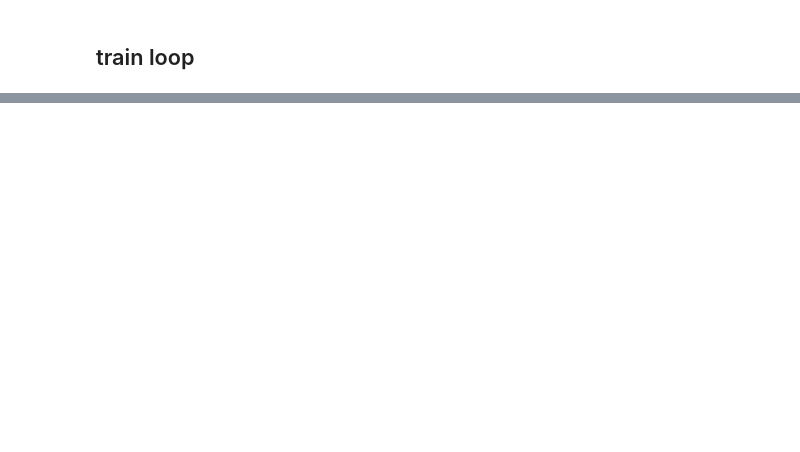
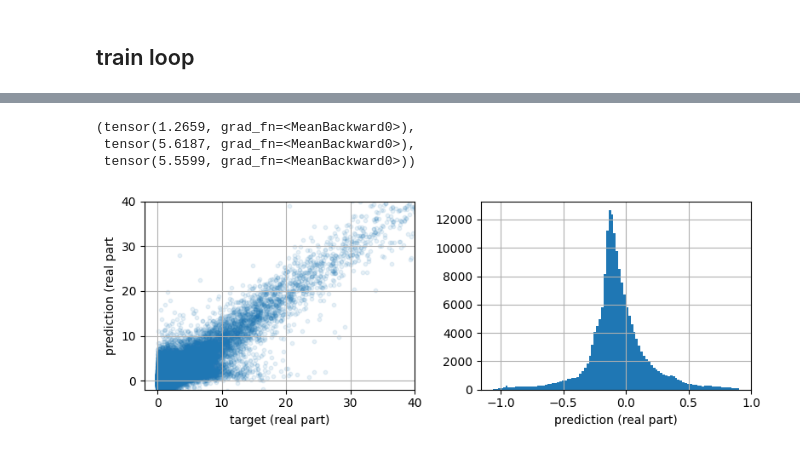
Before and after one commit to aalgo/sar-recovery, a Jupyter notebook: notebooks/12 - scatter to avg coherence.ipynb, the cells around one changed output, grey strips where cells are left out. Saved outputs shown, nothing was run; the diff lists cells and outputs as text; code cells hidden in the pictures; blank space fills up the shorter version.

```diff
--- a/notebooks/12 - scatter to avg coherence.ipynb
+++ b/notebooks/12 - scatter to avg coherence.ipynb
@@ -189,0 +201,18 @@ plt.hist(_o, bins=100);
+# %%
+def get_predictions(dataloader):
+    inputs, targets, predictions = [], [], []
+    losses = []
+    for batch in pbar(dataloader):
+            x = batch['scatter_patch']
+            t = batch['avg_coherence_patch'] / 20000
+            o = m(x)
+            losses.append(loss_fn(t,o))
+            for i in range(len(x)):
+                inputs.append(x[i])
+                targets.append(t[i])
+                predictions.append(o[i])
+    return torch.stack(inputs), torch.stack(targets), torch.stack(predictions), torch.stack(losses)
+# %%
+tr_inputs, tr_targets, tr_predictions, tr_losses = get_predictions(dl.train_dataloader())
+ts_inputs, ts_targets, ts_predictions, ts_losses = get_predictions(dl.test_dataloader())
+val_inputs, val_targets, val_predictions, val_losses = get_predictions(dl.val_dataloader())
@@ -189,0 +223,29 @@ plt.hist(_o, bins=100);
+# %%
+tr_losses.mean(), ts_losses.mean(), val_losses.mean()
+# %% [output]
+(tensor(1.2659, grad_fn=<MeanBackward0>),
+ tensor(5.6187, grad_fn=<MeanBackward0>),
+ tensor(5.5599, grad_fn=<MeanBackward0>))
+# %%
+targets, predictions = tr_targets, tr_predictions
+for ax,i in subplots(2, usizex=4):
+    if i==0:
+        _t = targets.detach().numpy().real.flatten()
+        _o = predictions.detach().numpy().real.flatten()
+        ta,tb = np.percentile(_t, [0,95])
+        oa,ob = np.percentile(_o, [1,95])
+        plt.scatter(_t, _o, s=10, alpha=.1);
+        plt.xlim(-2,40)
+        plt.ylim(-2,40)
+        plt.grid();
+        plt.xlabel("target (real part)")
+        plt.ylabel("prediction (real part")
+    if i==1:
+        _o = predictions.detach().numpy().imag.flatten()
+        a,b = np.percentile(_o, [1,99])
+        _o = _o[(_o>a)&(_o<b)]
+        plt.hist(_o, bins=100);
+        plt.grid();
+        plt.xlabel("prediction (real part)")
+# %% [output]
+[figure, added]
```
Also changed, not shown: parts of 18 cells of this notebook.
